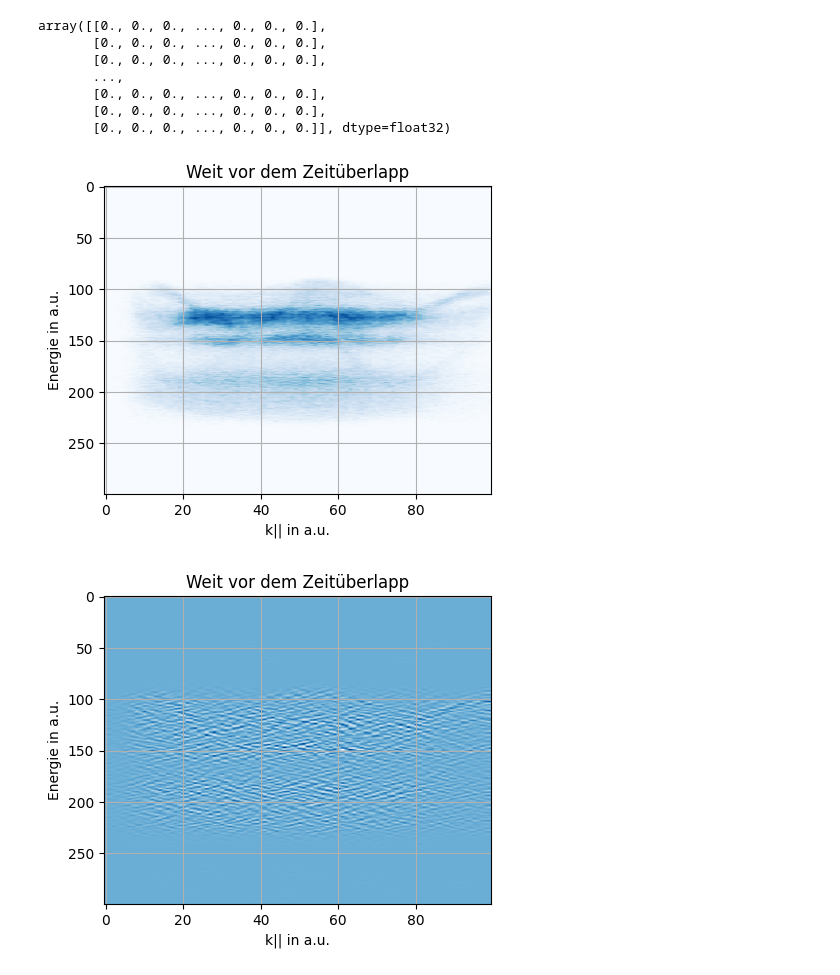
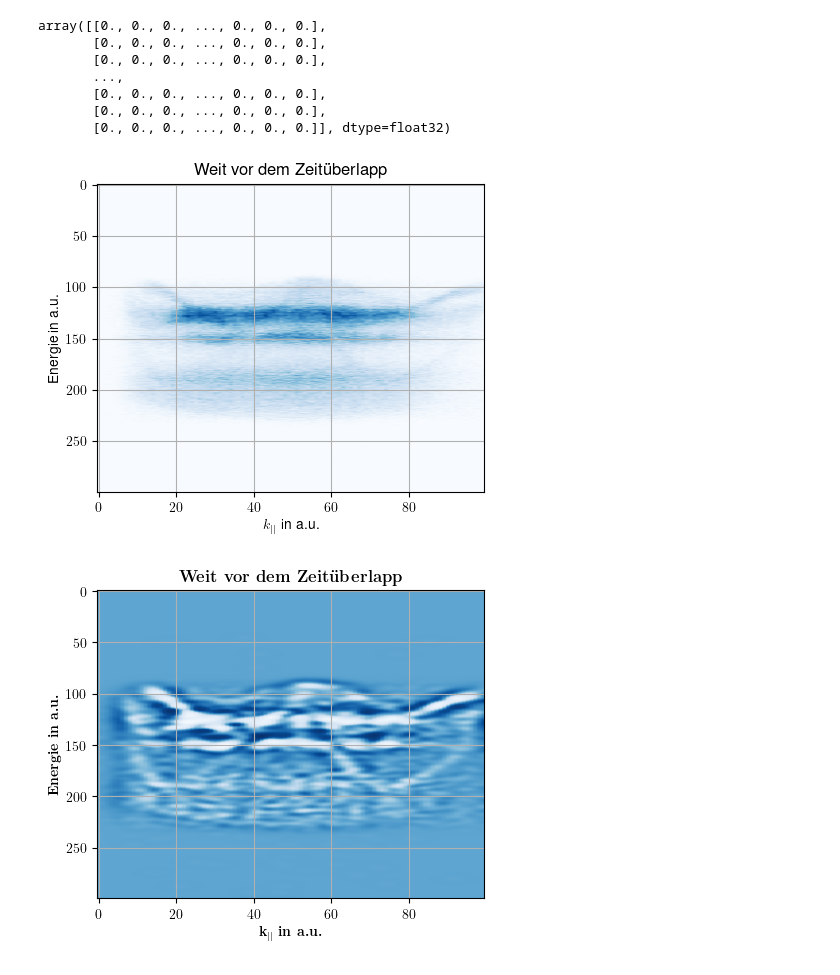
Before and after one commit to RicemanBoy/NM-Code-for-Excercises, a Jupyter notebook: Forschungsarbeit 1/plot.ipynb, the cells around one changed output. Saved outputs shown, nothing was run; the diff lists cells and outputs as text; code cells hidden in the pictures.

```diff
--- a/Forschungsarbeit 1/plot.ipynb
+++ b/Forschungsarbeit 1/plot.ipynb
@@ -58,6 +59,9 @@ array([[0., 0., 0., ..., 0., 0., 0.],
        [0., 0., 0., ..., 0., 0., 0.]], dtype=float32)
 # %%
 arg_imshow = dict(cmap='Blues')
+
+plt.rcParams['text.usetex'] = True
+
 #######################################################################################################################
 # Plot structure 1 Ek
 #######################################################################################################################
@@ -66,23 +70,29 @@ fig, ax = plt.subplots(figsize=(5,4))
 ax.imshow(data_ek_2151, **arg_imshow, aspect="auto")
 ax.grid()
 ax.set_title("Weit vor dem Zeitüberlapp")
-ax.set_xlabel("k|| in a.u.")
+ax.set_xlabel(r"$k_{||}$ in a.u.")
 ax.set_ylabel("Energie in a.u.")
 plt.show()
 # %% [output]
-[figure, old version]
+[figure, new version]
 # %%
+data_ek_2151_laplace = ndimage.gaussian_laplace(data_ek_2151,sigma = 2)
+
 arg_imshow = dict(cmap='Blues')
+
+plt.rcParams['text.usetex'] = True
+
 #######################################################################################################################
 # Plot structure 1 Ek
 #######################################################################################################################
 #plt.figure()
 fig, ax = plt.subplots(figsize=(5,4))
-ax.imshow(gradient(gradient(data_ek_2151)), **arg_imshow, aspect="auto")
+ax.imshow(data_ek_2151_laplace, **arg_imshow, aspect="auto", norm="symlog")
 ax.grid()
-ax.set_title("Weit vor dem Zeitüberlapp")
-ax.set_xlabel("k|| in a.u.")
-ax.set_ylabel("Energie in a.u.")
+ax.set_title(r"\bf{Weit vor dem Zeitüberlapp}")
+ax.set_xlabel(r"$\mathbf{k_{||}}$ \bf{in a.u.}")
+ax.set_ylabel(r"\bf{Energie in a.u.}")
+plt.savefig('vorher.pdf', format='pdf', dpi=300)
 plt.show()
 # %% [output]
-[figure, old version]
+[figure, new version]
```
Also changed, not shown: parts of 5 cells of this notebook, 6 other files.
